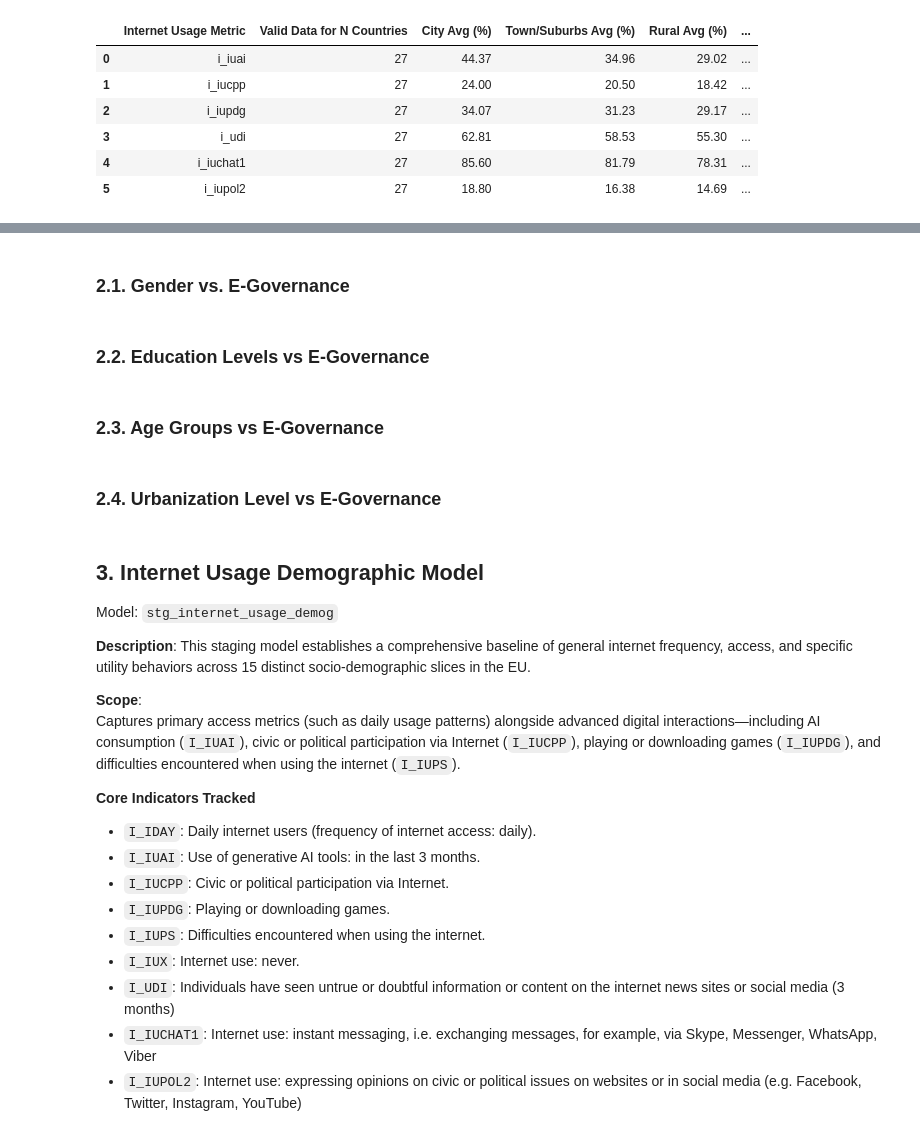
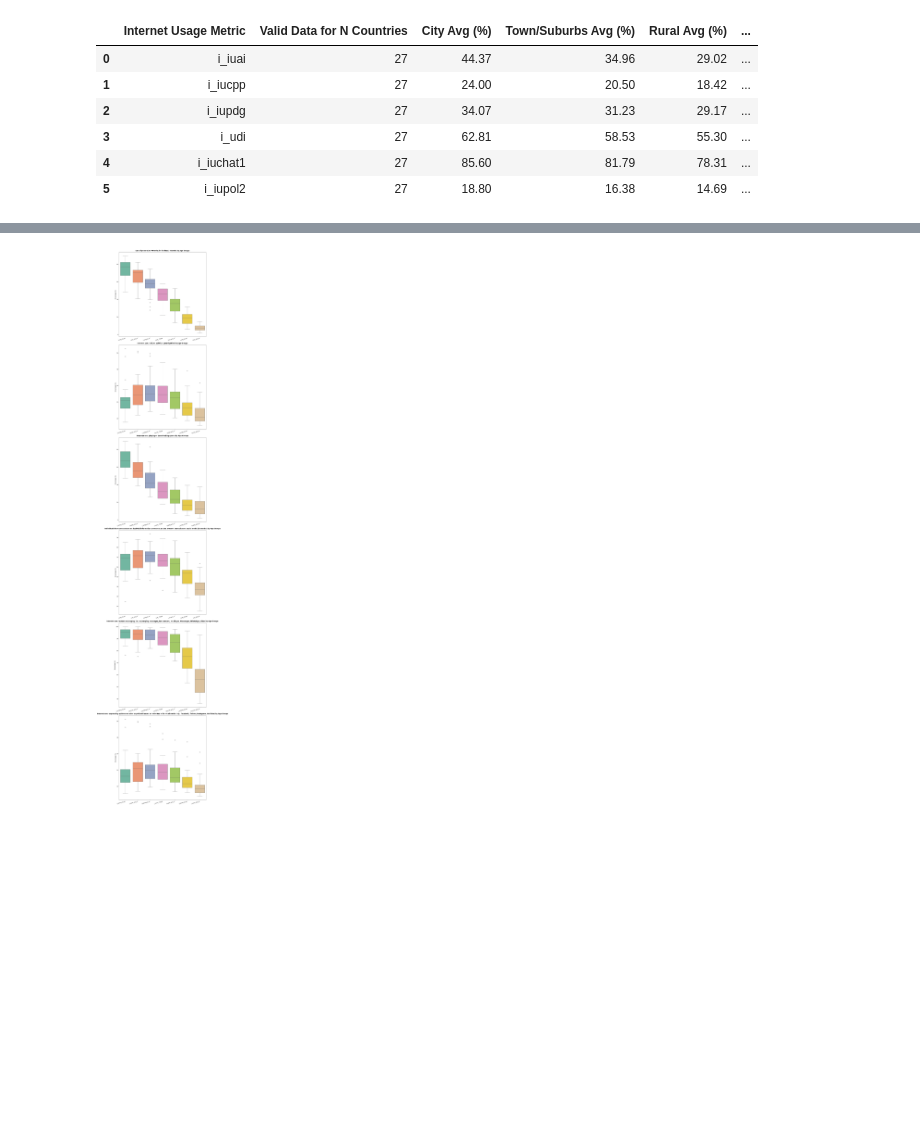
Before and after one commit to skibodaria/digital_literacy_eu, a Jupyter notebook: 03_eda/02_3_dem_usage.ipynb, the cells around one changed output, grey strips where cells are left out. Saved outputs shown, nothing was run; the diff lists cells and outputs as text; code cells hidden in the pictures; blank space fills up the shorter version.

```diff
--- a/03_eda/02_3_dem_usage.ipynb
+++ b/03_eda/02_3_dem_usage.ipynb
@@ -792,28 +574,43 @@ df_gov.describe()
-# %% [markdown]
-### 2.1. Gender vs. E-Governance
-# %% [markdown]
-### 2.2. Education Levels vs E-Governance
-# %% [markdown]
-### 2.3. Age Groups vs E-Governance
-# %% [markdown]
-### 2.4. Urbanization Level vs E-Governance
-# %% [markdown]
-## 3. Internet Usage Demographic Model
-Model: `stg_internet_usage_demog`
-
-**Description**:
-This staging model establishes a comprehensive baseline of general internet frequency, access, and specific utility behaviors across 15 distinct socio-demographic slices in the EU.
-
-**Scope**:
-Captures primary access metrics (such as daily usage patterns) alongside advanced digital interactions—including AI consumption (`I_IUAI`), civic or political participation via Internet (`I_IUCPP`), playing or downloading games (`I_IUPDG`), and difficulties encountered when using the internet (`I_IUPS`).
-
-**Core Indicators Tracked**
-- `I_IDAY`: Daily internet users (frequency of internet access: daily).
-- `I_IUAI`: Use of generative AI tools: in the last 3 months.
-- `I_IUCPP`: Civic or political participation via Internet.
-- `I_IUPDG`: Playing or downloading games.
-- `I_IUPS`: Difficulties encountered when using the internet.
-- `I_IUX`: Internet use: never.
-- `I_UDI`: Individuals have seen untrue or doubtful information or content on the internet news sites or social media (3 months)
-- `I_IUCHAT1`: Internet use: instant messaging, i.e. exchanging messages, for example, via Skype, Messenger, WhatsApp, Viber
-- `I_IUPOL2`: Internet use: expressing opinions on civic or political issues on websites or in social media (e.g. Facebook, Twitter, Instagram, YouTube)
+# %%
+# metrics and their titles:
+metrics = ['i_iuai', 'i_iucpp', 'i_iupdg', 'i_udi','i_iuchat1', 'i_iupol2']
+titles = [
+    "Use of generative AI tools: in the last 3 months",
+    "Internet use: civic or political participation",
+    "Internet use: playing or downloading games",
+    "Individuals have seen untrue or doubtful information or content on the internet news sites or social media (3 months)",
+    "Internet use: instant messaging, i.e. exchanging messages, for example, via Skype, Messenger, WhatsApp, Viber",
+    "Internet use: expressing opinions on civic or political issues on websites or in social media (e.g. Facebook, Twitter, Instagram, YouTube)"
+]
+
+# layout and canvas:
+fig, axes = plt.subplots(nrows=6, ncols=1, figsize=(11, 65))
+
+# loop through metrics:
+for idx, (metric, title) in enumerate(zip(metrics, titles)):
+
+    # get the proper columns + metrics
+    cols_to_plot = [col for col in age_int if col.startswith(metric)]
+
+    # check if these columns exist
+    if cols_to_plot:
+        # pass an axis
+        sns.boxplot(data=df_int[cols_to_plot], ax=axes[idx], palette="Set2")
+
+        # customize how it looks like
+        axes[idx].set_title(title + ' by Age Groups', fontsize=13, fontweight='bold', pad=10)
+        axes[idx].set_ylabel("Percentage (%)", fontsize=10)
+
+        # clean labels
+        axes[idx].set_xticklabels(axes[idx].get_xticklabels(), rotation=15, ha='right', fontsize=9)
+    else:
+        axes[idx].text(0.5, 0.5, f"No columns found for {metric}", ha='center', va='center')
+
+# padding
+plt.tight_layout()
+
+# save if needed
+# plt.savefig("gender_internet_metrics_stacked.png", dpi=300)
+plt.show()
+# %% [output]
+[figure, added]
```
Also changed, not shown: parts of 27 cells of this notebook, 2 other files.
